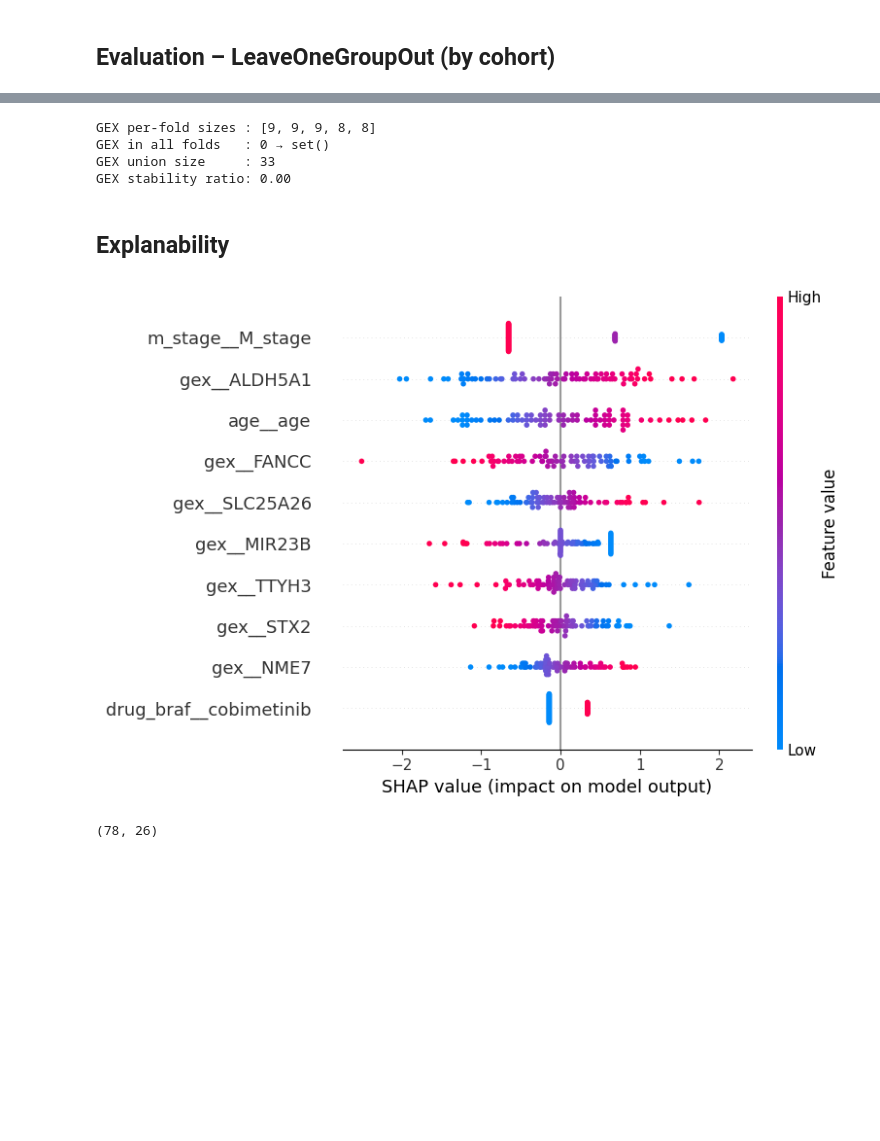
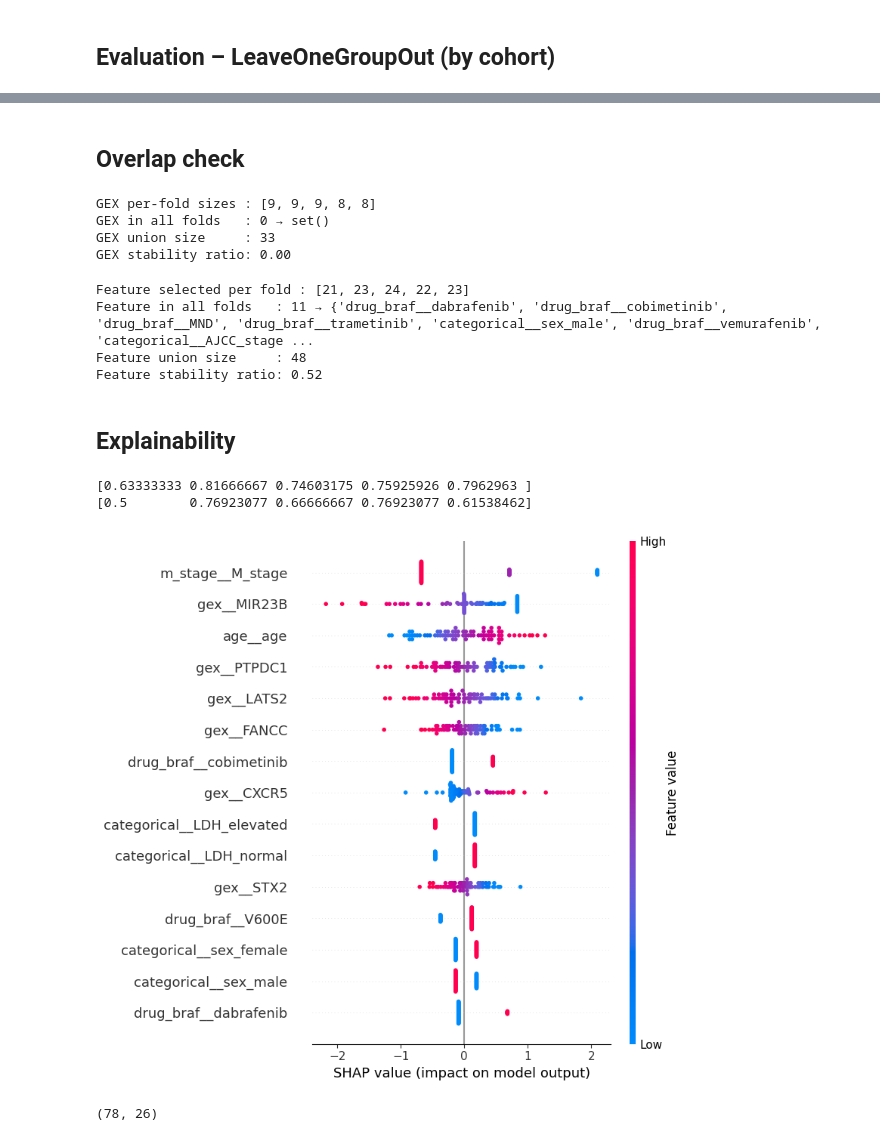
Before and after one commit to dinhhb/modeling_gene_expression, a Jupyter notebook: pipeline/4_generalized.ipynb, the cells around one changed output, grey strips where cells are left out. Saved outputs shown, nothing was run; the diff lists cells and outputs as text; code cells hidden in the pictures; blank space fills up the shorter version.

Commit message:
fix leakage pipe

```diff
--- a/pipeline/4_generalized.ipynb
+++ b/pipeline/4_generalized.ipynb
@@ -32,9 +32,15 @@ shap.initjs()
 [interactive output not drawn]
 # %% [markdown]
 ## Load data
+# %%
+BINARY_PFS = True
+RNA_SEQ_ONLY = True
+
+pfs_dir = "binary" if BINARY_PFS else "three-classes"
+rna_suffix = "_rna" if RNA_SEQ_ONLY else ""
 # %%
 # Load gex_mat_corrected
-gex_mat = pd.read_csv(f"../dataset/created/gex_mat_corrected.csv").set_index('sample_id').T
+gex_mat = pd.read_csv(f"../dataset/created/{pfs_dir}/gex_mat_corrected{rna_suffix}.csv").set_index('sample_id').T
 gex_mat['sample_id'] = gex_mat.index
 
 print(gex_mat.shape)
@@ -50,7 +56,7 @@ gex_mat.head()
 5 rows × 23387 columns
 # %%
 # Load clinical_gex
-clinical_gex = pd.read_csv(f"../dataset/created/clinical_gex.csv", low_memory=False)
+clinical_gex = pd.read_csv(f"../dataset/created/{pfs_dir}/clinical_gex{rna_suffix}.csv", low_memory=False)
 
 print(clinical_gex.shape)
 clinical_gex.head()
@@ -327,7 +333,8 @@ if BINARY_PFS == True:
         cv=skf,
         scoring=['roc_auc', 'f1'],
         return_train_score=True,
-        n_jobs=-1
+        n_jobs=-1,
+        return_estimator=True
     )
 
     print(f"Train ROC-AUC : {results['train_roc_auc'].mean():.3f} ± {results['train_roc_auc'].std():.3f}")
@@ -342,13 +349,14 @@ else:
         cv=skf,
         scoring=['roc_auc_ovo', 'f1_macro'],
         return_train_score=True,
-        n_jobs=-1
+        n_jobs=-1,
+        return_estimator=True
     )
 
     print(f"Train ROC-AUC (OVO): {results['train_roc_auc_ovo'].mean():.3f} ± {results['train_roc_auc_ovo'].std():.3f}")
     print(f"Train Macro F1     : {results['train_f1_macro'].mean():.3f} ± {results['train_f1_macro'].std():.3f}")
     print(f"Test ROC-AUC (OVO) : {results['test_roc_auc_ovo'].mean():.3f} ± {results['test_roc_auc_ovo'].std():.3f}")
-    print(f"Test Macro F1      : {results['test_f1_macro'].mean():.3f} ± {results['test_f1_macro'].std():.3f}")
+    print(f"Test Macro F1      : {results['test_f1_macro'].mean():.3f} ± {results['test_f1_macro'].std():.3f}\n")
 
     target_names = ['Short resp', 'Intermediate', 'Long resp']
 
@@ -492,3 +474,5 @@ weighted avg       0.54      0.56      0.54        78
+# %% [markdown]
+## Overlap check
 # %%
 selected_per_fold = []
 for tr, _ in skf.split(x, y):
@@ -513,27 +497,45 @@ GEX per-fold sizes : [9, 9, 9, 8, 8]
 GEX in all folds   : 0 → set()
 GEX union size     : 33
 GEX stability ratio: 0.00
+# %%
+common = set.intersection(*selected_per_fold)
+union  = set.union(*selected_per_fold)
+sizes = [len(s) for s in selected_per_fold]
+
+print(f"Feature selected per fold : {sizes}")
+print(f"Feature in all folds   : {len(common)} → {common}")
+print(f"Feature union size     : {len(union)}")
+print(f"Feature stability ratio: {len(common) / max(1, min(sizes)):.2f}")
+# %% [output]
+Feature selected per fold : [21, 23, 24, 22, 23]
+Feature in all folds   : 11 → {'drug_braf__dabrafenib', 'drug_braf__cobimetinib', 'drug_braf__MND', 'drug_braf__trametinib', 'categorical__sex_male', 'drug_braf__vemurafenib', 'categorical__AJCC_stage ...
+Feature union size     : 48
+Feature stability ratio: 0.52
 # %% [markdown]
-## Explanability
+## Explainability
+# %%
+print(results['test_roc_auc'])
+print(results['test_f1'])
+# %% [output]
+[0.63333333 0.81666667 0.74603175 0.75925926 0.7962963 ]
+[0.5        0.76923077 0.66666667 0.76923077 0.61538462]
 # %%
-full_pipe.fit(x, y)
+best_model = results["estimator"][4][-1]
 
 x_transformed = full_pipe[:-1].transform(x)  # x -> prep -> scaler
 
-# Recover feature names after RFE
+# Recover feature names after SelectKBest
 preprocessed_feature_names = full_pipe['preprocess'].get_feature_names_out()
-# selected_mask = full_pipe['selection'].support_
-# feature_names = preprocessed_feature_names[selected_mask]
 feature_names = preprocessed_feature_names
 
-explainer = shap.LinearExplainer(full_pipe['clf'], x_transformed)
+explainer = shap.LinearExplainer(best_model, x_transformed)
 shap_values = explainer(x_transformed)
 shap_values.feature_names = feature_names.tolist()
 
-shap.summary_plot(shap_values, x_transformed, feature_names=feature_names, max_display=10)
+shap.summary_plot(shap_values, x_transformed, feature_names=feature_names, max_display=15)
 x_transformed.shape
 # %% [output]
-[figure, old version]
+[figure, new version]
 (78, 26)
 # %%
 from sklearn.decomposition import PCA
```
Also changed, not shown: parts of 5 cells of this notebook, 13 other files.
